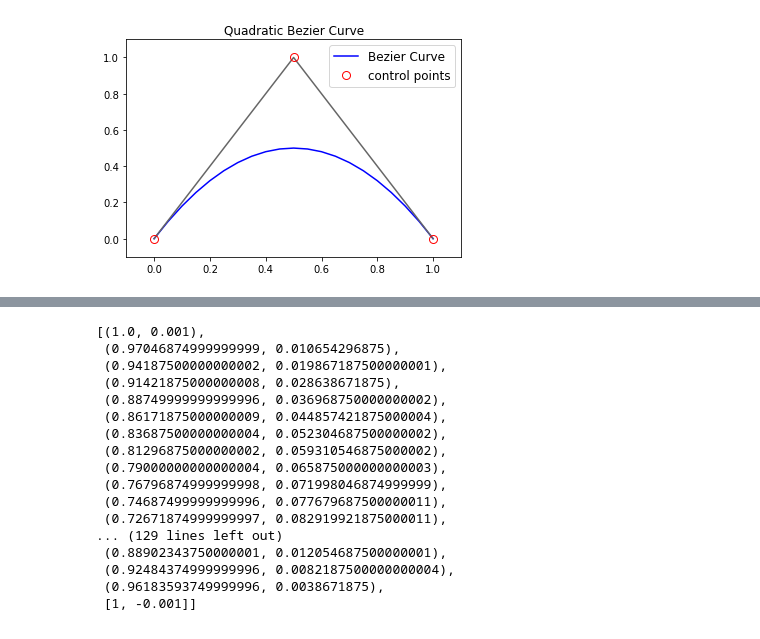
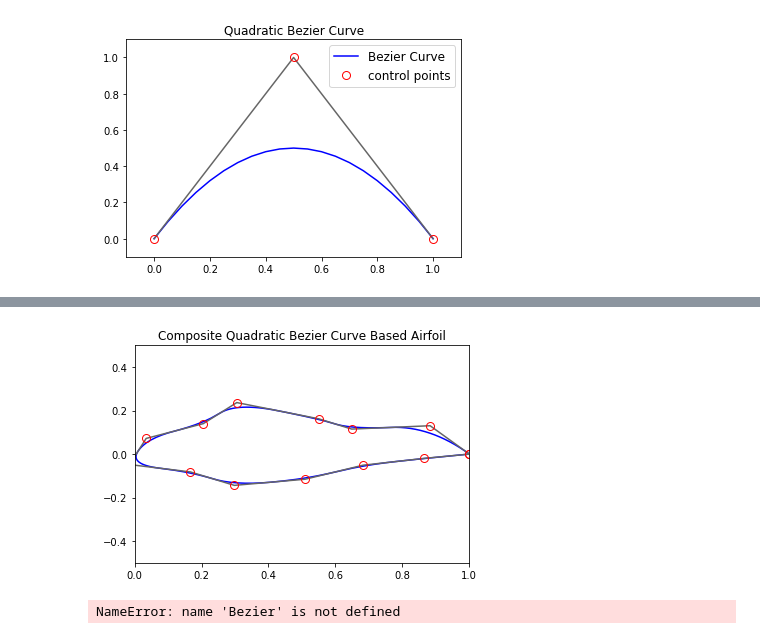
Before and after one commit to ohmyskyhigh/airfoil_optimization_with_genetic_algorithm, a Jupyter notebook: Bezier Curve.ipynb, the cells around one changed output, grey strips where cells are left out. Cells and saved outputs as stored; diff of their text form; code cells hidden in the pictures.

```diff
--- a/Bezier Curve.ipynb
+++ b/Bezier Curve.ipynb
@@ -126,20 +88,41 @@ plt.show()
-# %%
-curve
-# %% [output]
-[(1.0, 0.001),
- (0.97046874999999999, 0.010654296875),
- (0.94187500000000002, 0.019867187500000001),
- (0.91421875000000008, 0.028638671875),
- (0.88749999999999996, 0.036968750000000002),
- (0.86171875000000009, 0.044857421875000004),
- (0.83687500000000004, 0.052304687500000002),
- (0.81296875000000002, 0.059310546875000002),
- (0.79000000000000004, 0.065875000000000003),
- (0.76796874999999998, 0.071998046874999999),
- (0.74687499999999996, 0.077679687500000011),
- (0.72671874999999997, 0.082919921875000011),
-... (129 lines left out)
- (0.88902343750000001, 0.012054687500000001),
- (0.92484374999999996, 0.0082187500000000004),
- (0.96183593749999996, 0.0038671875),
- [1, -0.001]]
+# %%
+#--- 11 CONTROL POINT AIRFOIL EXAMPLE -----------------------------------------+
+
+points=[[1.0, 0.0],
+  [0.8827269908867382, 0.130369979082603],
+  [0.6486593625764748, 0.11492366376332964],
+  [0.5497639327653351, 0.1623378998671844],
+  [0.30530263978258476, 0.23688970694942604],
+  [0.20522929584780986, 0.14003161674652703],
+  [0.034664407002372805, 0.07200232957300855],
+  [-0.015244138214842495, -0.04816087293385616],
+  [0.16643887971702626, -0.08195641825300887],
+  [0.29805698428497884, -0.14388803443183465],
+  [0.5094489249090266, -0.11564793865684689],
+  [0.6822357215493822, -0.05118095354193316],
+  [0.8651112649900059, -0.01977577966874216],
+  [1.0, 0.0]]         # trailing edge (bottom)
+
+#--- RUN EXAMPLE --------------------------------------------------------------+
+
+curve=airfoil(points,16,write=True) # pick even number of points so that the leading edge is defined by a single point...
+
+#--- PLOT ---------------------------------------------------------------------+
+
+from pylab import *
+import matplotlib.pyplot as plt
+
+xPts,yPts=zip(*points)
+xPts2,yPts2=zip(*curve)
+plot(xPts2,yPts2,'b')
+plot(xPts,yPts,color='#666666')
+plot(xPts,yPts,'o',mfc='none',mec='r',markersize=8)
+plt.title('Composite Quadratic Bezier Curve Based Airfoil')
+plt.xlim(0.0, 1.0)
+plt.ylim(-0.5, 0.5)
+##plt.savefig('airfoil-final.png',dpi=72)
+plt.show()
+
+#--- END ----------------------------------------------------------------------+
+# %% [output]
+[figure, added]
@@ -145,0 +131,4 @@ curve
+# %%
+Bezier.airfoil(points, 20, 'testtest.txt')
+# %% [output]
+NameError: name 'Bezier' is not defined
```
Also changed, not shown: parts of 5 cells of this notebook, 51 other files.
